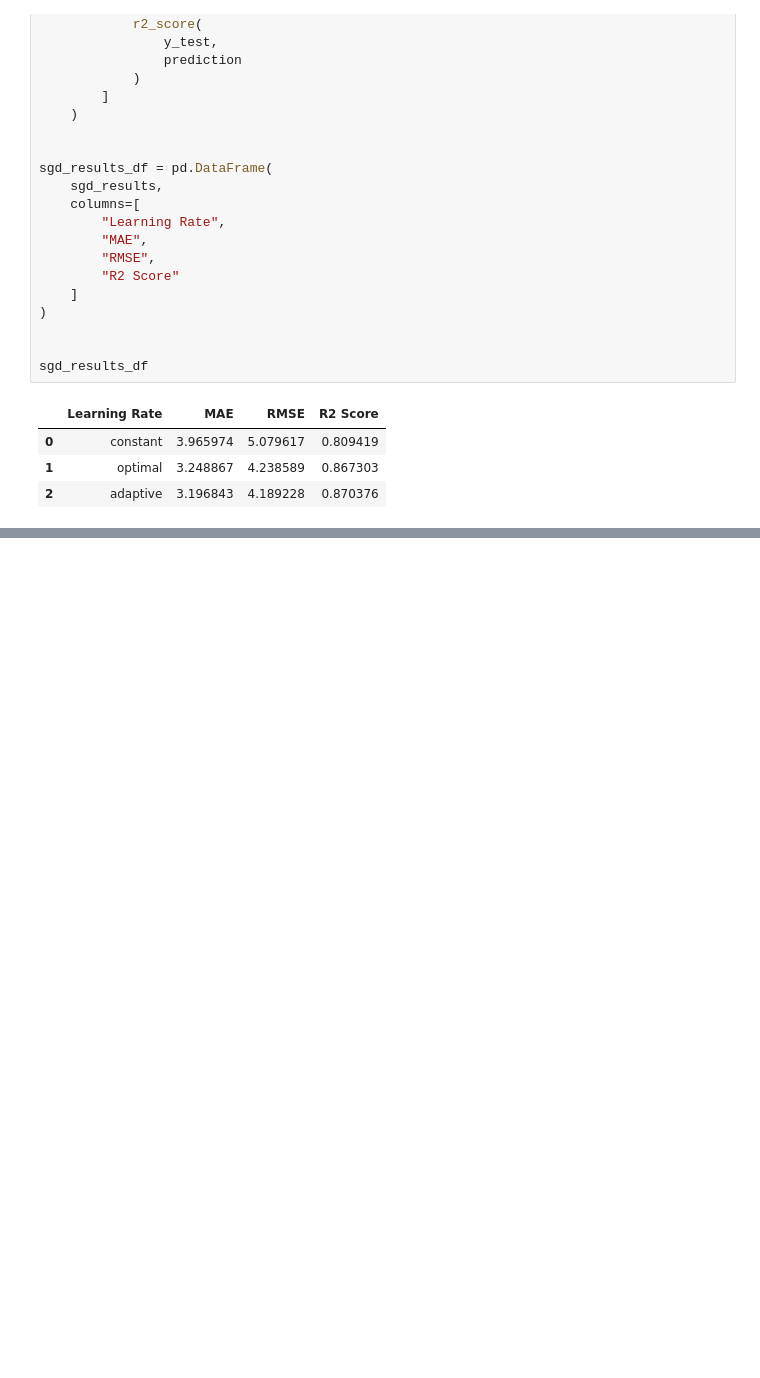
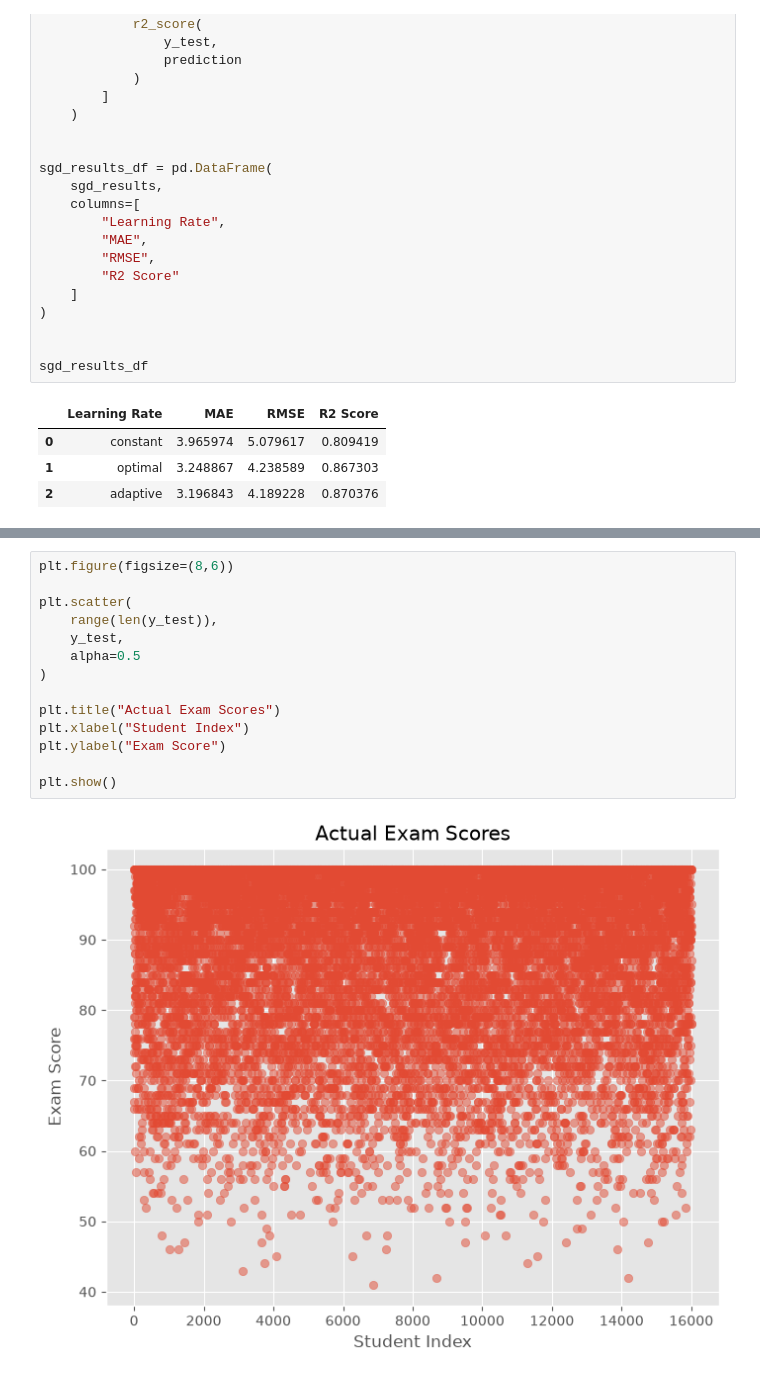
Before and after one commit to Abejirin-King/Regression-Analysis-Mobile-Application, a Jupyter notebook: summative/linear_regression/multivariate.ipynb, the cells around one changed output, grey strips where cells are left out. Drawn from its saved outputs; the diff is of its cells as text; blank space fills up the shorter version.

```diff
--- a/summative/linear_regression/multivariate.ipynb
+++ b/summative/linear_regression/multivariate.ipynb
@@ -686,0 +871,16 @@ sgd_results_df
+# %%
+plt.figure(figsize=(8,6))
+
+plt.scatter(
+    range(len(y_test)),
+    y_test,
+    alpha=0.5
+)
+
+plt.title("Actual Exam Scores")
+plt.xlabel("Student Index")
+plt.ylabel("Exam Score")
+
+plt.show()
+# %% [output]
+[figure, added]
```
Also changed, not shown: parts of 17 cells of this notebook, 3 other files.
